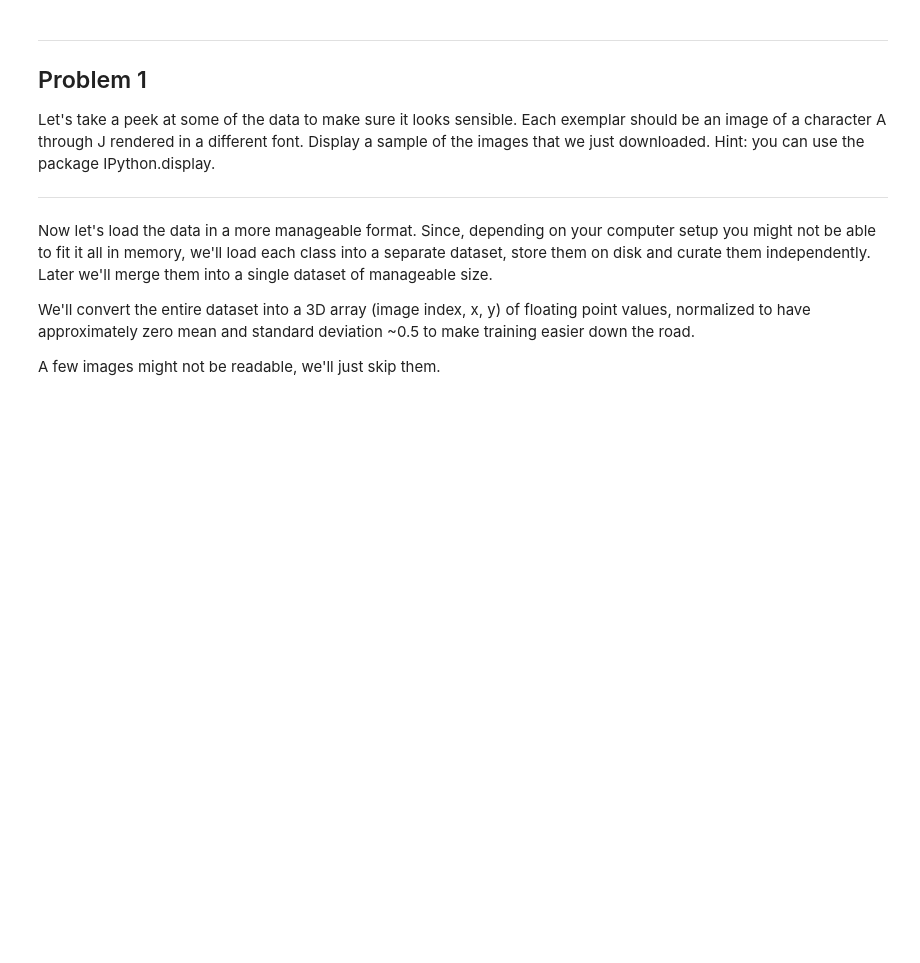
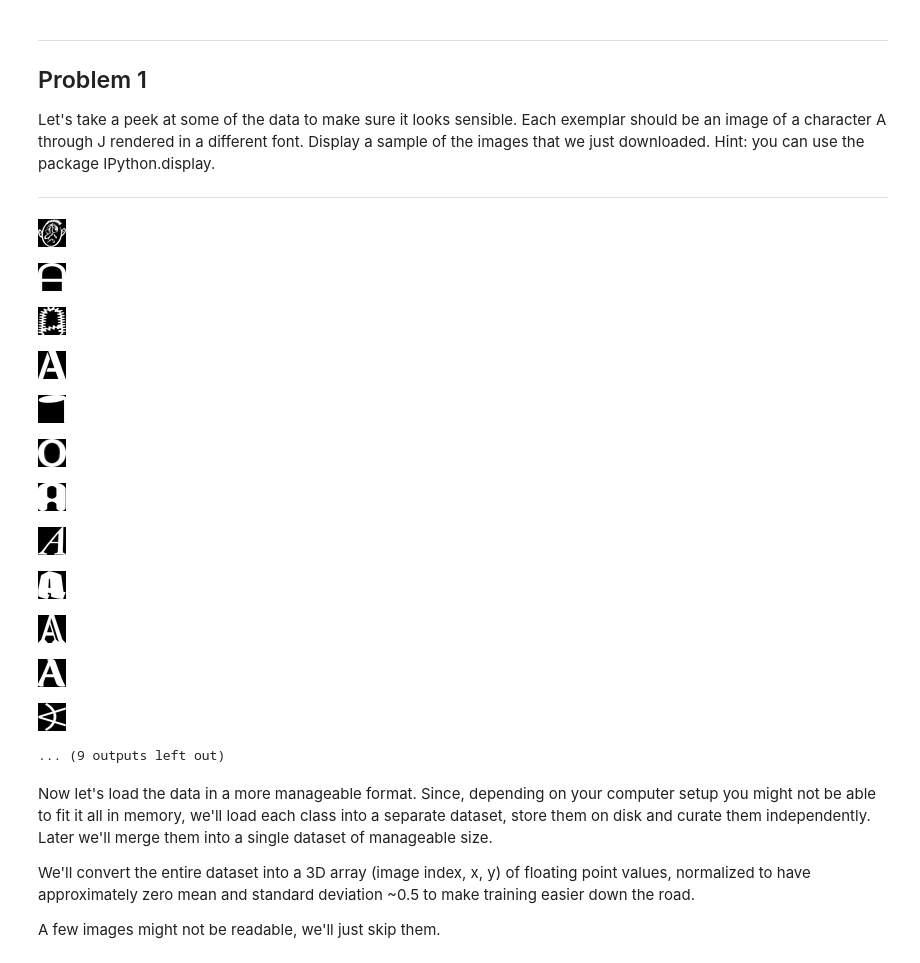
Before and after one commit to av-mido/udacity-deep-learning, a Jupyter notebook: src/1_notmnist.ipynb, the cells around one changed output. Saved outputs shown, nothing was run; the diff lists cells and outputs as text; code cells hidden in the pictures; blank space fills up the shorter version.

```diff
--- a/src/1_notmnist.ipynb
+++ b/src/1_notmnist.ipynb
@@ -114,6 +116,26 @@ Problem 1
 Let's take a peek at some of the data to make sure it looks sensible. Each exemplar should be an image of a character A through J rendered in a different font. Display a sample of the images that we just downloaded. Hint: you can use the package IPython.display.
 
 ---
+# %%
+import os, random
+path_to_a = "../data/notMNIST_large/A/"
+ignore_this_list = [display(Image(filename=path_to_a + random.choice(os.listdir(path_to_a)))) for x in xrange(0,20)]
+# display(Image(filename='../data/notMNIST_large/A/eW9pY2tzLnR0Zg==.png'))
+print('done')
+# %% [output]
+[figure, added]
+[figure, added]
+[figure, added]
+[figure, added]
+[figure, added]
+[figure, added]
+[figure, added]
+[figure, added]
+[figure, added]
+[figure, added]
+[figure, added]
+[figure, added]
+... (9 outputs left out)
 # %% [markdown]
 Now let's load the data in a more manageable format. Since, depending on your computer setup you might not be able to fit it all in memory, we'll load each class into a separate dataset, store them on disk and curate them independently. Later we'll merge them into a single dataset of manageable size.
 
```
Also changed, not shown: parts of 8 cells of this notebook, 14 other files.
